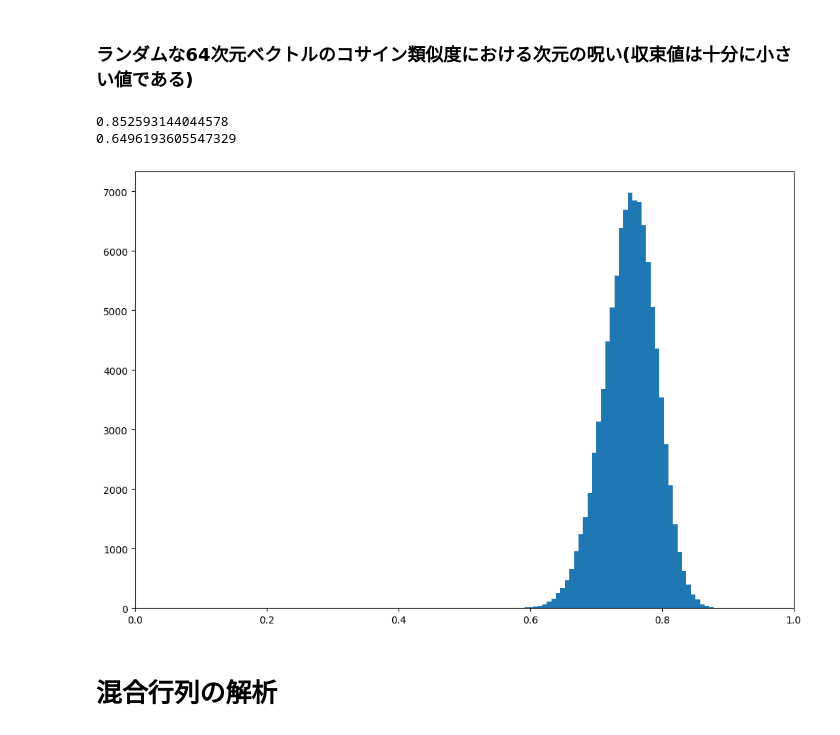
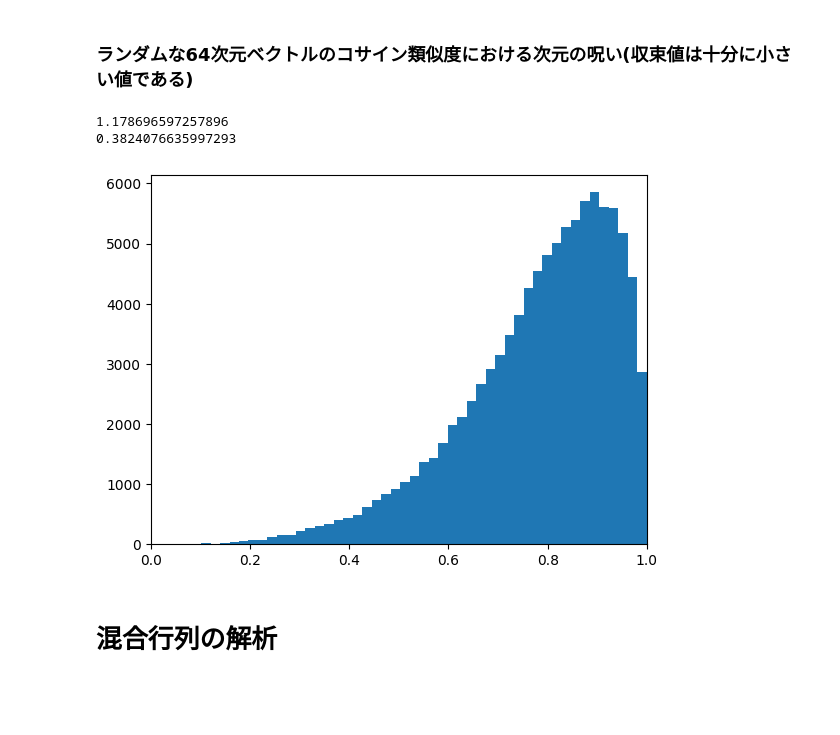
Before and after one commit to mechAneko12/EMG_decomposition_rhd, a Jupyter notebook: offline_analysis/analysis_n_MU.ipynb, the cells around one changed output. Drawn from its saved outputs; the diff is of its cells as text; code cells hidden in the pictures; blank space fills up the shorter version.

```diff
--- a/offline_analysis/analysis_n_MU.ipynb
+++ b/offline_analysis/analysis_n_MU.ipynb
@@ -296,16 +356,16 @@ df_cos_sim.plot(subplots=True)
 # %%
 array_cos_sim_random = []
 for i in range(100000):
-    array_cos_sim_random.append(cosine_similarity(np.random.rand(2, 64))[0][1])
+    array_cos_sim_random.append(cosine_similarity(np.random.rand(2, 4))[0][1])
 _bottom, _up = confidence_interval(array_cos_sim_random, alpha=0.99)
 print(_up)
 print(_bottom)
 plt.xlim(0, 1)
 _ = plt.hist(array_cos_sim_random, bins=50)
 # %% [output]
-0.852593144044578
-0.6496193605547329
+1.178696597257896
+0.3824076635997293
-[figure, old version]
+[figure, new version]
 # %%
 #list_cos_sim = [cosine_similarity(v[0].reshape((1, -1)), v[1].reshape((1, -1)))[0][0]
 #                #for v in itertools.combinations(np.square(mu_flex.T), 2)]
```
Also changed, not shown: parts of 4 cells of this notebook, 5 other files.
